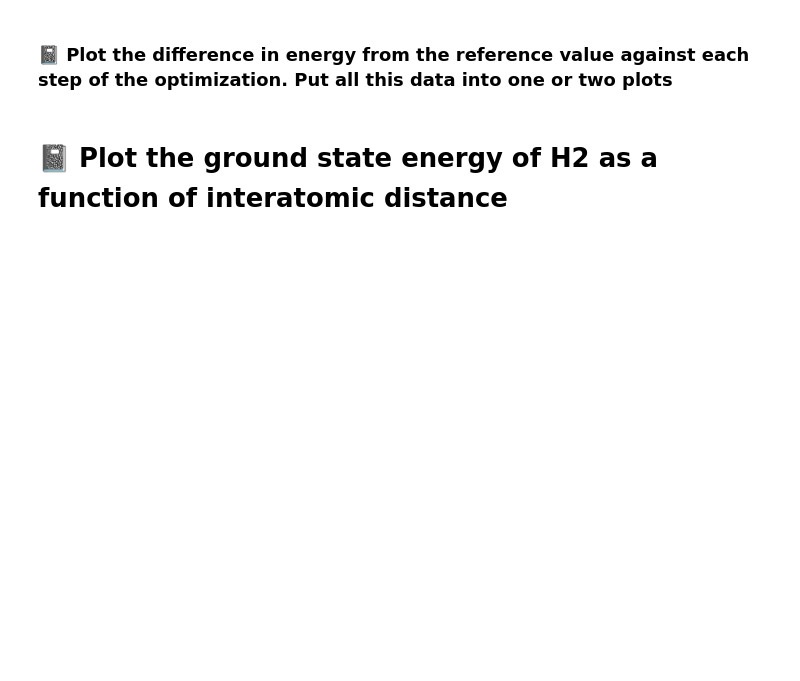
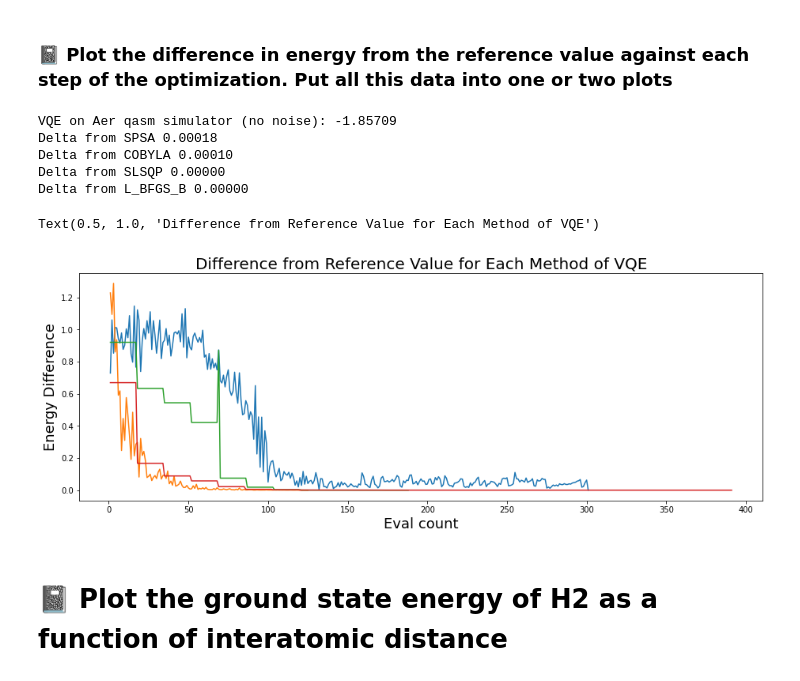
Before and after one commit to MRVallee/QuantumComputng, a Jupyter notebook: Lab-4_Calculating-Molecular-Ground-States.ipynb, the cells around one changed output. Saved outputs shown, nothing was run; the diff lists cells and outputs as text; code cells hidden in the pictures; blank space fills up the shorter version.

```diff
--- a/Lab-4_Calculating-Molecular-Ground-States.ipynb
+++ b/Lab-4_Calculating-Molecular-Ground-States.ipynb
@@ -259,11 +259,75 @@ Text(0.5, 1.0, 'Convergence with no noise')
 ### &#128211; Plot the difference in energy from the reference value against each step of the optimization.  Put all this data into one or two plots
 # %%
 #Modify the data you've gathered above using the reference value calculated with the NumpyMinimumEigenSolver()
-#
-#
-# Your code goes here
-#
-#
+
+from qiskit.algorithms.optimizers import SPSA, COBYLA, SLSQP, L_BFGS_B
+
+counts_spsa = []
+values_spsa = []
+def store_intermediate_result_spsa(eval_count, parameters, mean, std):
+    counts_spsa.append(eval_count)
+    values_spsa.append(mean - ref_value)
+
+counts_cobyla = []
+values_cobyla = []
+def store_intermediate_result_cobyla(eval_count, parameters, mean, std):
+    counts_cobyla.append(eval_count)
+    values_cobyla.append(mean - ref_value)
+
+counts_slsqp = []
+values_slsqp = []
+def store_intermediate_result_slsqp(eval_count, parameters, mean, std):
+    counts_slsqp.append(eval_count)
+    values_slsqp.append(mean - ref_value)
+
+counts_l_bfgs_b = []
+values_l_bfgs_b = []
+def store_intermediate_result_l_bfgs_b(eval_count, parameters, mean, std):
+    counts_l_bfgs_b.append(eval_count)
+    values_l_bfgs_b.append(mean - ref_value)
+
+
+spsa = SPSA(maxiter=iterations)
+cobyla = COBYLA(maxiter=iterations)
+slsqp = SLSQP(maxiter=iterations)
+l_bfgs_b = L_BFGS_B(maxiter=iterations)
+
+vqe_spsa = VQE(ansatz, optimizer=spsa, callback=store_intermediate_result_spsa, quantum_instance=qi)
+vqe_cobyla = VQE(ansatz, optimizer=cobyla, callback=store_intermediate_result_cobyla, quantum_instance=qi)
+vqe_slsqp = VQE(ansatz, optimizer=slsqp, callback=store_intermediate_result_slsqp, quantum_instance=qi)
+vqe_l_bfgs_b = VQE(ansatz, optimizer=l_bfgs_b, callback=store_intermediate_result_l_bfgs_b, quantum_instance=qi)
+
+result_spsa = vqe_spsa.compute_minimum_eigenvalue(operator=H2_op)
+result_cobyla = vqe_cobyla.compute_minimum_eigenvalue(operator=H2_op)
+result_slsqp = vqe_slsqp.compute_minimum_eigenvalue(operator=H2_op)
+result_l_bfgs_b = vqe_l_bfgs_b.compute_minimum_eigenvalue(operator=H2_op)
+
+npme = NumPyMinimumEigensolver()
+result_npme = npme.compute_minimum_eigenvalue(operator=H2_op)
+ref_value = result_npme.eigenvalue.real
+print(f'VQE on Aer qasm simulator (no noise): {result_spsa.eigenvalue.real:.5f}')
+print(f'Delta from SPSA {(result_spsa.eigenvalue.real - ref_value):.5f}')
+print(f'Delta from COBYLA {(result_cobyla.eigenvalue.real - ref_value):.5f}')
+print(f'Delta from SLSQP {(result_slsqp.eigenvalue.real - ref_value):.5f}')
+print(f'Delta from L_BFGS_B {(result_l_bfgs_b.eigenvalue.real - ref_value):.5f}')
+
+fig = plt.figure(figsize=(12, 4))
+ax = fig.add_axes([1,1,1,1])
+ax.plot(counts_spsa, values_spsa)
+ax.plot(counts_cobyla, values_cobyla)
+ax.plot(counts_slsqp, values_slsqp)
+ax.plot(counts_l_bfgs_b, values_l_bfgs_b)
+ax.set_xlabel('Eval count', size=18)
+ax.set_ylabel('Energy Difference', size=18)
+ax.set_title('Difference from Reference Value for Each Method of VQE', size=20)
+# %% [output]
+VQE on Aer qasm simulator (no noise): -1.85709
+Delta from SPSA 0.00018
+Delta from COBYLA 0.00010
+Delta from SLSQP 0.00000
+Delta from L_BFGS_B 0.00000
+Text(0.5, 1.0, 'Difference from Reference Value for Each Method of VQE')
+[figure, added]
 # %% [markdown]
 # &#128211; Plot the ground state energy of H2 as a function of interatomic distance
 # %%
```
Also changed, not shown: parts of 1 cell of this notebook.
